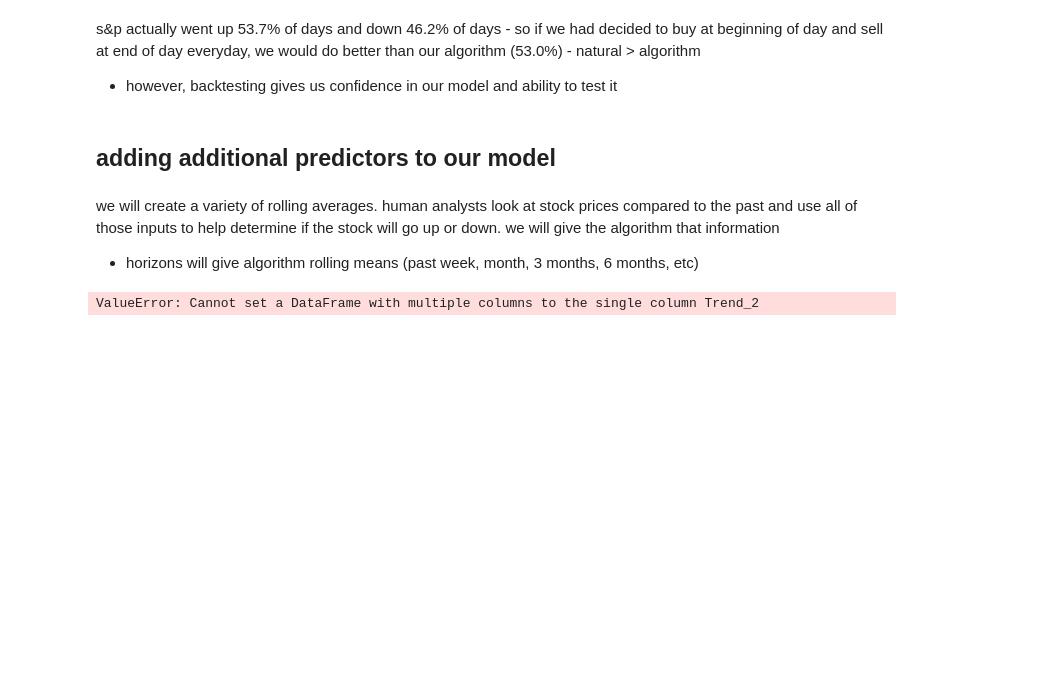
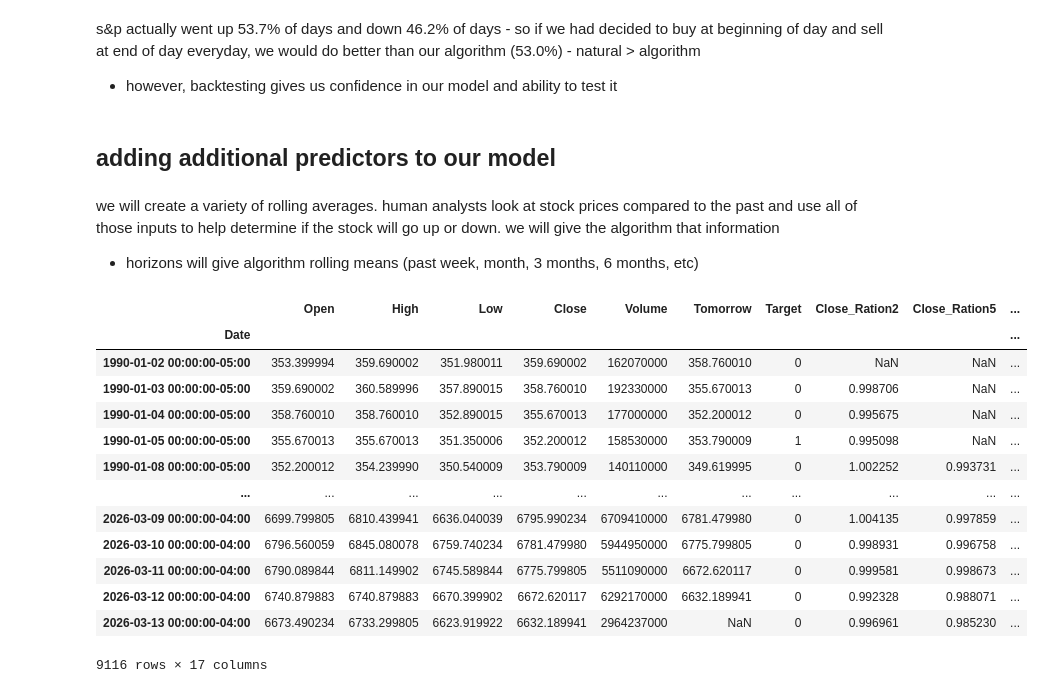
Before and after one commit to mynameisariel/ml-learning, a Jupyter notebook: stock-market-predictor/main.ipynb, the cells around one changed output. Drawn from its saved outputs; the diff is of its cells as text; code cells hidden in the pictures; blank space fills up the shorter version.

```diff
--- a/stock-market-predictor/main.ipynb
+++ b/stock-market-predictor/main.ipynb
@@ -316,5 +316,22 @@ for horizon in horizons:
     # number of days in past X days that stock price actually went up
     trend_column = f"Trend_{horizon}"
     sp500[trend_column] = sp500.shift(1).rolling(horizon).sum()["Target"] # will look at past few days and seee sum of target
+
+    new_predictors += [ratio_column, trend_column]
-# %% [output]
-ValueError: Cannot set a DataFrame with multiple columns to the single column Trend_2
+# %%
+sp500
+# %% [output]
+|  | Open | High | Low | Close | Volume | Tomorrow | Target | Close_Ration2 | Close_Ration5 | ... |
+| Date |  |  |  |  |  |  |  |  |  | ... |
+| 1990-01-02 00:00:00-05:00 | 353.399994 | 359.690002 | 351.980011 | 359.690002 | 162070000 | 358.760010 | 0 | NaN | NaN | ... |
+| 1990-01-03 00:00:00-05:00 | 359.690002 | 360.589996 | 357.890015 | 358.760010 | 192330000 | 355.670013 | 0 | 0.998706 | NaN | ... |
+| 1990-01-04 00:00:00-05:00 | 358.760010 | 358.760010 | 352.890015 | 355.670013 | 177000000 | 352.200012 | 0 | 0.995675 | NaN | ... |
+| 1990-01-05 00:00:00-05:00 | 355.670013 | 355.670013 | 351.350006 | 352.200012 | 158530000 | 353.790009 | 1 | 0.995098 | NaN | ... |
+| 1990-01-08 00:00:00-05:00 | 352.200012 | 354.239990 | 350.540009 | 353.790009 | 140110000 | 349.619995 | 0 | 1.002252 | 0.993731 | ... |
+| ... | ... | ... | ... | ... | ... | ... | ... | ... | ... | ... |
+| 2026-03-09 00:00:00-04:00 | 6699.799805 | 6810.439941 | 6636.040039 | 6795.990234 | 6709410000 | 6781.479980 | 0 | 1.004135 | 0.997859 | ... |
+| 2026-03-10 00:00:00-04:00 | 6796.560059 | 6845.080078 | 6759.740234 | 6781.479980 | 5944950000 | 6775.799805 | 0 | 0.998931 | 0.996758 | ... |
+| 2026-03-11 00:00:00-04:00 | 6790.089844 | 6811.149902 | 6745.589844 | 6775.799805 | 5511090000 | 6672.620117 | 0 | 0.999581 | 0.998673 | ... |
+| 2026-03-12 00:00:00-04:00 | 6740.879883 | 6740.879883 | 6670.399902 | 6672.620117 | 6292170000 | 6632.189941 | 0 | 0.992328 | 0.988071 | ... |
+| 2026-03-13 00:00:00-04:00 | 6673.490234 | 6733.299805 | 6623.919922 | 6632.189941 | 2964237000 | NaN | 0 | 0.996961 | 0.985230 | ... |
+9116 rows × 17 columns
```
Also changed, not shown: parts of 7 cells of this notebook.
